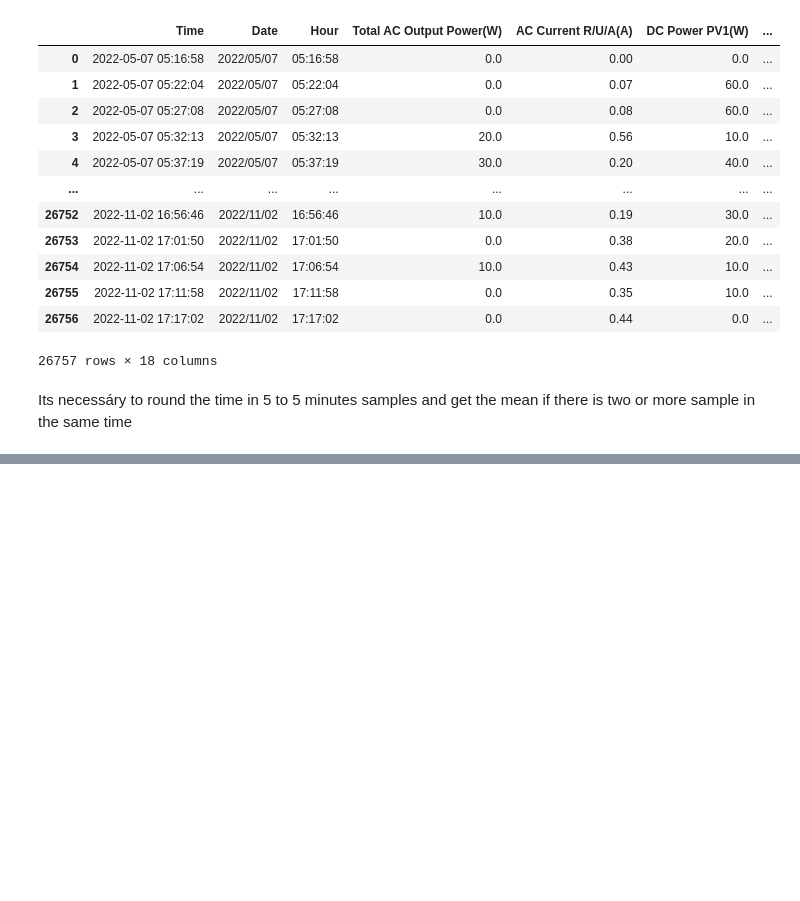
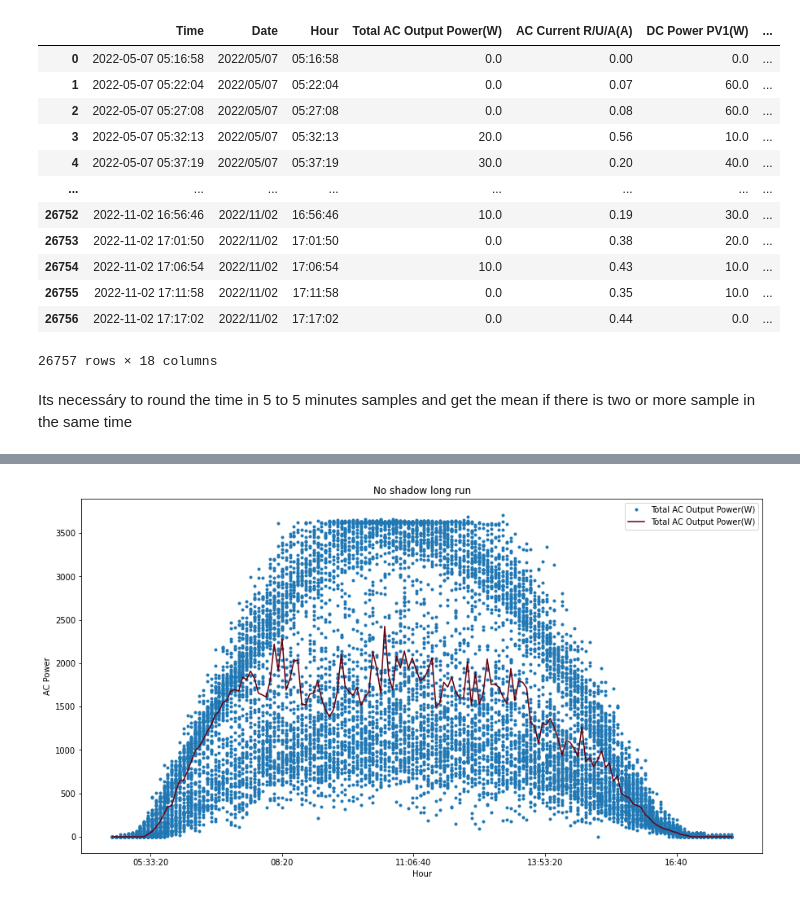
Before and after one commit to oakthyago/Electrical-Demand-Brazil, a Jupyter notebook: photovoltaic-analysis-from-full-of-shadows-system.ipynb, the cells around one changed output, grey strips where cells are left out. Cells and saved outputs as stored; diff of their text form; code cells hidden in the pictures; blank space fills up the shorter version.

```diff
--- a/photovoltaic-analysis-from-full-of-shadows-system.ipynb
+++ b/photovoltaic-analysis-from-full-of-shadows-system.ipynb
@@ -184,0 +173,11 @@ sns.jointplot(x='Hour_srt', y="Total AC Output Power(W)",data=df)
+# %%
+df2 = pd.read_csv("../input/solarenergynortheastbrazil/2_Sevem_Marcelo_new_data.csv")
+df2["Single Plate Ambient Temperature"] = df2.iloc[:, 38] #the original columns was not working when called by name
+df2['Date'] = df2['Time'].apply(lambda x: x.split(' ')[0])
+df2['Hour'] = df2['Time'].apply(lambda x: x.split(' ')[1])
+df2["Time"] = pd.to_datetime(df2["Time"])
+df2=df2[["Time","Date","Hour","Total AC Output Power(W)","AC Current R/U/A(A)","DC Power PV1(W)","DC Power PV2(W)","DC Current PV1(A)","DC Current PV2(A)","Ppc Ac Current R(A)","Radiator Temperature 1(℃)","Single Plate Ambient Temperature","AC Voltage R/U/A(V)","Bus Voltage(V)","Combiner Voltage-Group 2(V)","DC Voltage PV2(V)","DC Voltage PV1(V)","Combiner Voltage-Group 1(V)"]]
+df2["Time2"] = pd.Series(df2["Time"]).dt.round(freq='5T')
+df2["Hour"] = df2.Time2.dt.time #
+df2["Hour_srt"] = df2["Hour"].astype(str)
+df2["Hour_srt"].value_counts()
@@ -184,0 +197,9 @@ sns.jointplot(x='Hour_srt', y="Total AC Output Power(W)",data=df)
+# %%
+#plant1_data.iplot(x= 'time', y='DC_POWER', xTitle='Time',  yTitle= 'DC Power', title='DC POWER plot')
+df2.plot(x= 'Hour', y='Total AC Output Power(W)', style='.', figsize = (15, 8))
+df2.groupby('Hour')['Total AC Output Power(W)'].agg('median').plot(legend=True, colormap='Reds_r')
+plt.ylabel('AC Power')
+plt.title('No shadow long run')
+plt.show()
+# %% [output]
+[figure, added]
```
Also changed, not shown: parts of 8 cells of this notebook.
